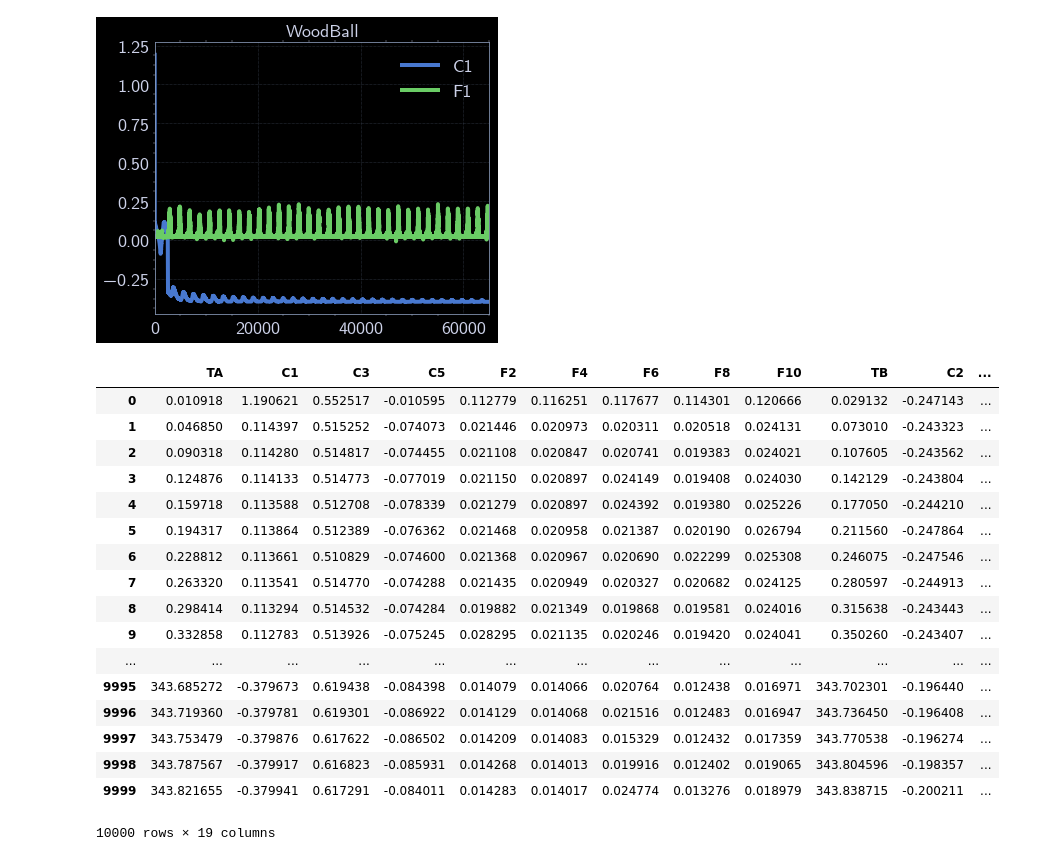
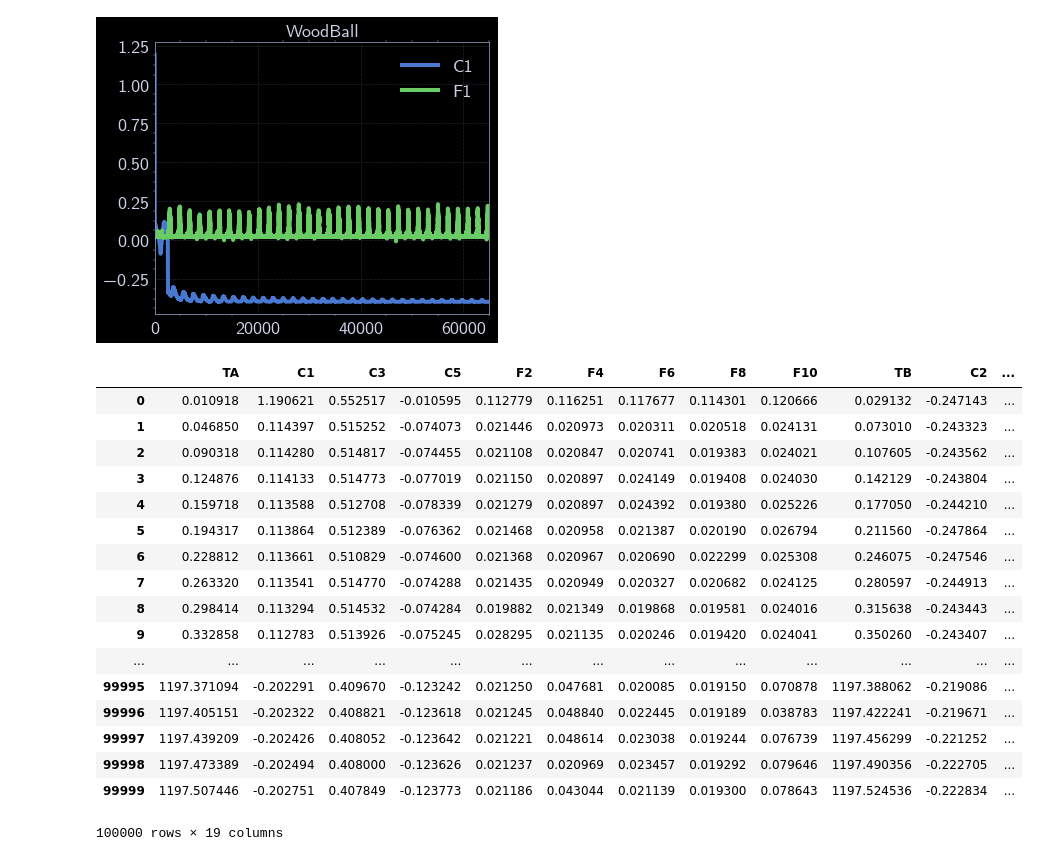
Before and after one commit to matheuscfernandes/mla, a Jupyter notebook: AnalysisV1.ipynb, the cells around one changed output. Cells and saved outputs as stored; diff of their text form; code cells hidden in the pictures.

```diff
--- a/AnalysisV1.ipynb
+++ b/AnalysisV1.ipynb
@@ -115,30 +115,30 @@ for key in Data.keys():
 # %%
 def EmbedLabels(AllData):
     EmbededData=pd.DataFrame()
     for key in AllData.keys():
         AllData[key]['value']=key
     EmbededData=pd.concat(AllData,ignore_index=True)
     return EmbededData
 
 # def TrainTestSets(AllData,TrainPercent):
 EmbededData=EmbedLabels(Data)
-EmbededData.head(10000)
+EmbededData.head(100000)
 # %% [output]
 |  | TA | C1 | C3 | C5 | F2 | F4 | F6 | F8 | F10 | TB | C2 | ... |
 | 0 | 0.010918 | 1.190621 | 0.552517 | -0.010595 | 0.112779 | 0.116251 | 0.117677 | 0.114301 | 0.120666 | 0.029132 | -0.247143 | ... |
 | 1 | 0.046850 | 0.114397 | 0.515252 | -0.074073 | 0.021446 | 0.020973 | 0.020311 | 0.020518 | 0.024131 | 0.073010 | -0.243323 | ... |
 | 2 | 0.090318 | 0.114280 | 0.514817 | -0.074455 | 0.021108 | 0.020847 | 0.020741 | 0.019383 | 0.024021 | 0.107605 | -0.243562 | ... |
 | 3 | 0.124876 | 0.114133 | 0.514773 | -0.077019 | 0.021150 | 0.020897 | 0.024149 | 0.019408 | 0.024030 | 0.142129 | -0.243804 | ... |
 | 4 | 0.159718 | 0.113588 | 0.512708 | -0.078339 | 0.021279 | 0.020897 | 0.024392 | 0.019380 | 0.025226 | 0.177050 | -0.244210 | ... |
 | 5 | 0.194317 | 0.113864 | 0.512389 | -0.076362 | 0.021468 | 0.020958 | 0.021387 | 0.020190 | 0.026794 | 0.211560 | -0.247864 | ... |
 | 6 | 0.228812 | 0.113661 | 0.510829 | -0.074600 | 0.021368 | 0.020967 | 0.020690 | 0.022299 | 0.025308 | 0.246075 | -0.247546 | ... |
 | 7 | 0.263320 | 0.113541 | 0.514770 | -0.074288 | 0.021435 | 0.020949 | 0.020327 | 0.020682 | 0.024125 | 0.280597 | -0.244913 | ... |
 | 8 | 0.298414 | 0.113294 | 0.514532 | -0.074284 | 0.019882 | 0.021349 | 0.019868 | 0.019581 | 0.024016 | 0.315638 | -0.243443 | ... |
 | 9 | 0.332858 | 0.112783 | 0.513926 | -0.075245 | 0.028295 | 0.021135 | 0.020246 | 0.019420 | 0.024041 | 0.350260 | -0.243407 | ... |
 | ... | ... | ... | ... | ... | ... | ... | ... | ... | ... | ... | ... | ... |
-| 9995 | 343.685272 | -0.379673 | 0.619438 | -0.084398 | 0.014079 | 0.014066 | 0.020764 | 0.012438 | 0.016971 | 343.702301 | -0.196440 | ... |
-| 9996 | 343.719360 | -0.379781 | 0.619301 | -0.086922 | 0.014129 | 0.014068 | 0.021516 | 0.012483 | 0.016947 | 343.736450 | -0.196408 | ... |
-| 9997 | 343.753479 | -0.379876 | 0.617622 | -0.086502 | 0.014209 | 0.014083 | 0.015329 | 0.012432 | 0.017359 | 343.770538 | -0.196274 | ... |
-| 9998 | 343.787567 | -0.379917 | 0.616823 | -0.085931 | 0.014268 | 0.014013 | 0.019916 | 0.012402 | 0.019065 | 343.804596 | -0.198357 | ... |
-| 9999 | 343.821655 | -0.379941 | 0.617291 | -0.084011 | 0.014283 | 0.014017 | 0.024774 | 0.013276 | 0.018979 | 343.838715 | -0.200211 | ... |
+| 99995 | 1197.371094 | -0.202291 | 0.409670 | -0.123242 | 0.021250 | 0.047681 | 0.020085 | 0.019150 | 0.070878 | 1197.388062 | -0.219086 | ... |
+| 99996 | 1197.405151 | -0.202322 | 0.408821 | -0.123618 | 0.021245 | 0.048840 | 0.022445 | 0.019189 | 0.038783 | 1197.422241 | -0.219671 | ... |
+| 99997 | 1197.439209 | -0.202426 | 0.408052 | -0.123642 | 0.021221 | 0.048614 | 0.023038 | 0.019244 | 0.076739 | 1197.456299 | -0.221252 | ... |
+| 99998 | 1197.473389 | -0.202494 | 0.408000 | -0.123626 | 0.021237 | 0.020969 | 0.023457 | 0.019292 | 0.079646 | 1197.490356 | -0.222705 | ... |
+| 99999 | 1197.507446 | -0.202751 | 0.407849 | -0.123773 | 0.021186 | 0.043044 | 0.021139 | 0.019300 | 0.078643 | 1197.524536 | -0.222834 | ... |
-10000 rows × 19 columns
+100000 rows × 19 columns
```
Also changed, not shown: 1 other file.
